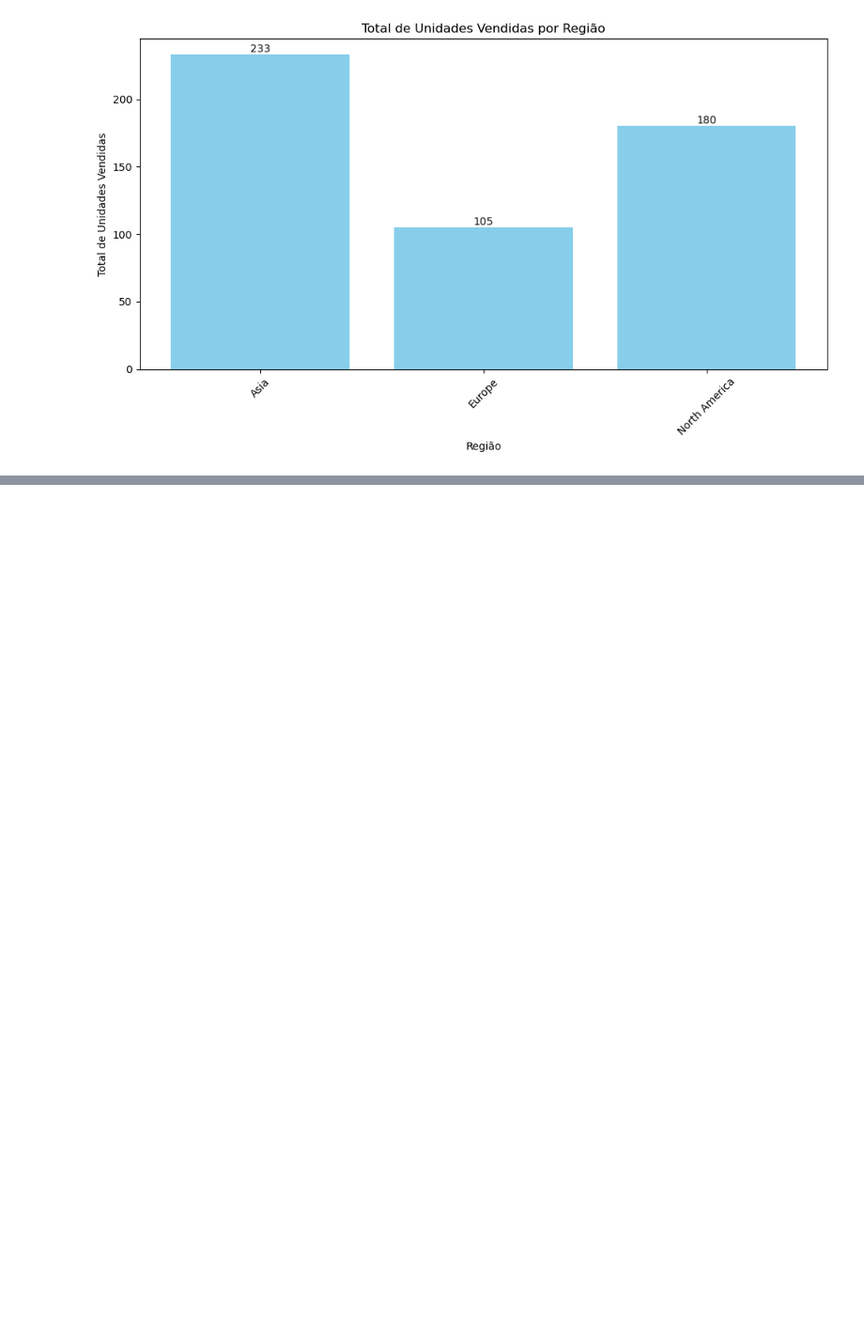
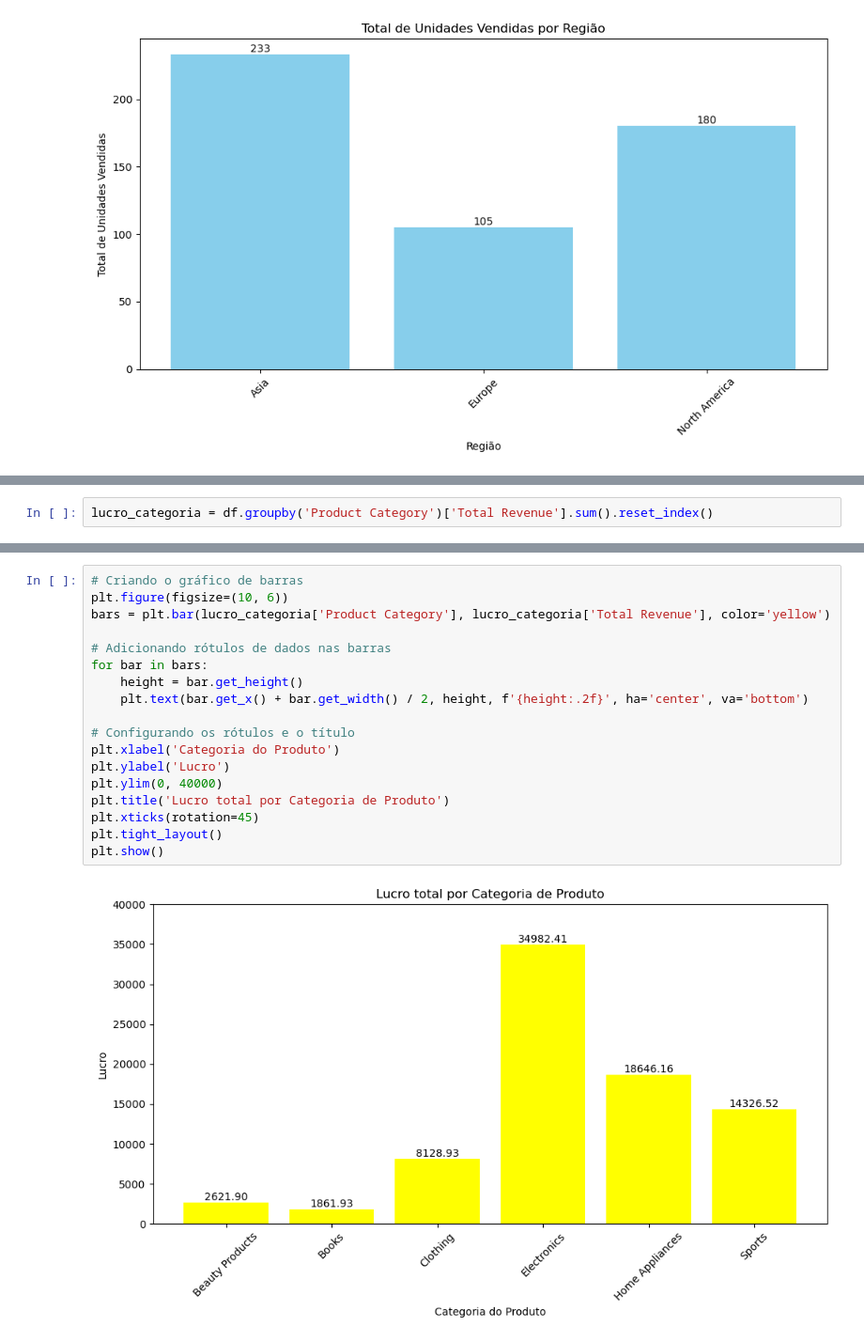
Before and after one commit to RichardHra2023/Projeto-Vendas-Online, a Jupyter notebook: Projeto Vendas Online.ipynb, the cells around one changed output, grey strips where cells are left out. Shown at 94% size. Saved outputs shown, nothing was run; the diff lists cells and outputs as text; blank space fills up the shorter version.

Commit message:
Continuação da análise.
Continuando a análise dos dados.

```diff
--- a/Projeto Vendas Online.ipynb
+++ b/Projeto Vendas Online.ipynb
@@ -327,0 +329,2 @@ plt.show()
+# %%
+lucro_categoria = df.groupby('Product Category')['Total Revenue'].sum().reset_index()
@@ -327,0 +341,20 @@ plt.show()
+# %%
+# Criando o gráfico de barras
+plt.figure(figsize=(10, 6))
+bars = plt.bar(lucro_categoria['Product Category'], lucro_categoria['Total Revenue'], color='yellow')
+
+# Adicionando rótulos de dados nas barras
+for bar in bars:
+    height = bar.get_height()
+    plt.text(bar.get_x() + bar.get_width() / 2, height, f'{height:.2f}', ha='center', va='bottom')
+
+# Configurando os rótulos e o título
+plt.xlabel('Categoria do Produto')
+plt.ylabel('Lucro')
+plt.ylim(0, 40000)
+plt.title('Lucro total por Categoria de Produto')
+plt.xticks(rotation=45)
+plt.tight_layout()
+plt.show()
+# %% [output]
+[figure, added]
```
Also changed, not shown: parts of 18 cells of this notebook.
